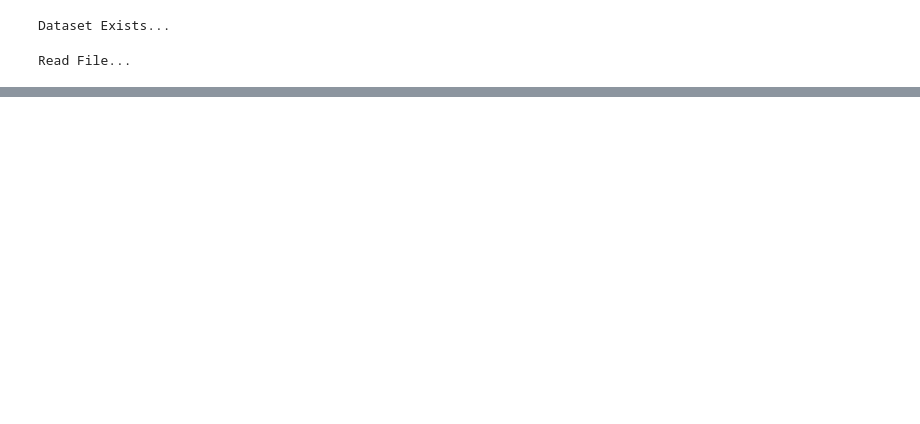
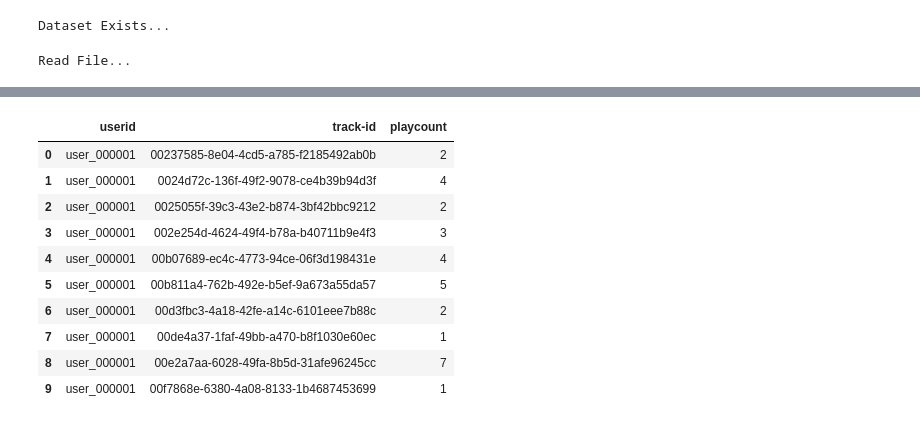
Before and after one commit to priyadskml/musicReco, a Jupyter notebook: Baselines.ipynb, the cells around one changed output, grey strips where cells are left out. Saved outputs shown, nothing was run; the diff lists cells and outputs as text; code cells hidden in the pictures; blank space fills up the shorter version.

```diff
--- a/Baselines.ipynb
+++ b/Baselines.ipynb
@@ -35,0 +44,14 @@ data[:20]
+# %%
+playcounts[:10]
+# %% [output]
+|  | userid | track-id | playcount |
+| 0 | user_000001 | 00237585-8e04-4cd5-a785-f2185492ab0b | 2 |
+| 1 | user_000001 | 0024d72c-136f-49f2-9078-ce4b39b94d3f | 4 |
+| 2 | user_000001 | 0025055f-39c3-43e2-b874-3bf42bbc9212 | 2 |
+| 3 | user_000001 | 002e254d-4624-49f4-b78a-b40711b9e4f3 | 3 |
+| 4 | user_000001 | 00b07689-ec4c-4773-94ce-06f3d198431e | 4 |
+| 5 | user_000001 | 00b811a4-762b-492e-b5ef-9a673a55da57 | 5 |
+| 6 | user_000001 | 00d3fbc3-4a18-42fe-a14c-6101eee7b88c | 2 |
+| 7 | user_000001 | 00de4a37-1faf-49bb-a470-b8f1030e60ec | 1 |
+| 8 | user_000001 | 00e2a7aa-6028-49fa-8b5d-31afe96245cc | 7 |
+| 9 | user_000001 | 00f7868e-6380-4a08-8133-1b4687453699 | 1 |
```
Also changed, not shown: parts of 11 cells of this notebook, 1 other file.
